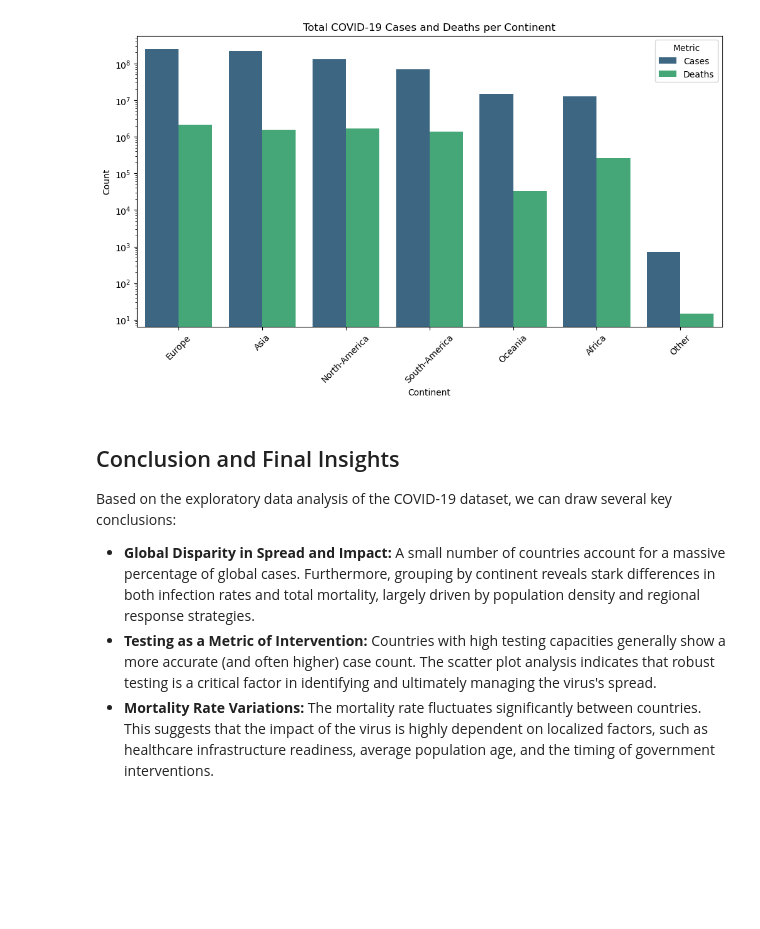
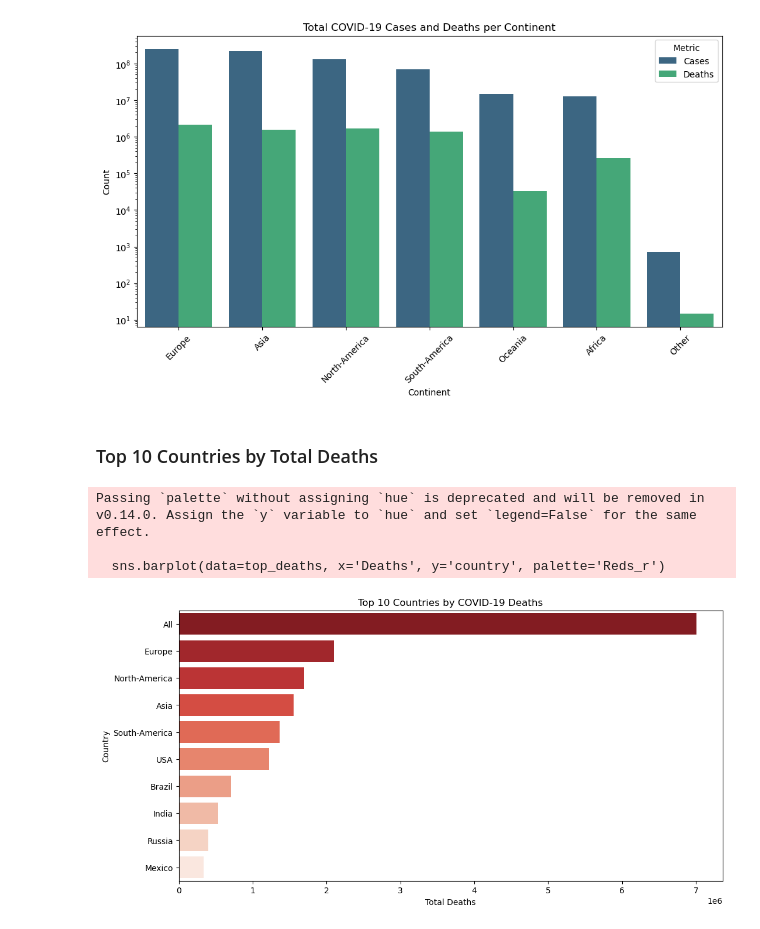
Before and after one commit to tirthdonga/Python-Project-Work, a Jupyter notebook: Final_project/Project1_Covid 19/covid_analysis.ipynb, the cells around one changed output. Cells and saved outputs as stored; diff of their text form; code cells hidden in the pictures; blank space fills up the shorter version.

```diff
--- a/Final_project/Project1_Covid 19/covid_analysis.ipynb
+++ b/Final_project/Project1_Covid 19/covid_analysis.ipynb
@@ -128,10 +128,19 @@ plt.xticks(rotation=45)
 plt.show()
 # %% [output]
 [figure]
-# %% [markdown]
-## Conclusion and Final Insights
-
-Based on the exploratory data analysis of the COVID-19 dataset, we can draw several key conclusions:
-* **Global Disparity in Spread and Impact:** A small number of countries account for a massive percentage of global cases. Furthermore, grouping by continent reveals stark differences in both infection rates and total mortality, largely driven by population density and regional response strategies.
-* **Testing as a Metric of Intervention:** Countries with high testing capacities generally show a more accurate (and often higher) case count. The scatter plot analysis indicates that robust testing is a critical factor in identifying and ultimately managing the virus's spread.
-* **Mortality Rate Variations:** The mortality rate fluctuates significantly between countries. This suggests that the impact of the virus is highly dependent on localized factors, such as healthcare infrastructure readiness, average population age, and the timing of government interventions.
+# %% [markdown]
+### Top 10 Countries by Total Deaths
+# %%
+top_deaths = df.groupby('country')['Deaths'].max().nlargest(10).reset_index()
+
+plt.figure(figsize=(12, 6))
+sns.barplot(data=top_deaths, x='Deaths', y='country', palette='Reds_r')
+plt.title('Top 10 Countries by COVID-19 Deaths')
+plt.xlabel('Total Deaths')
+plt.ylabel('Country')
+plt.show()
+# %% [output]
+Passing `palette` without assigning `hue` is deprecated and will be removed in v0.14.0. Assign the `y` variable to `hue` and set `legend=False` for the same effect.
+
+  sns.barplot(data=top_deaths, x='Deaths', y='country', palette='Reds_r')
+[figure, added]
```
Also changed, not shown: parts of 3 cells of this notebook, 4 other files.
